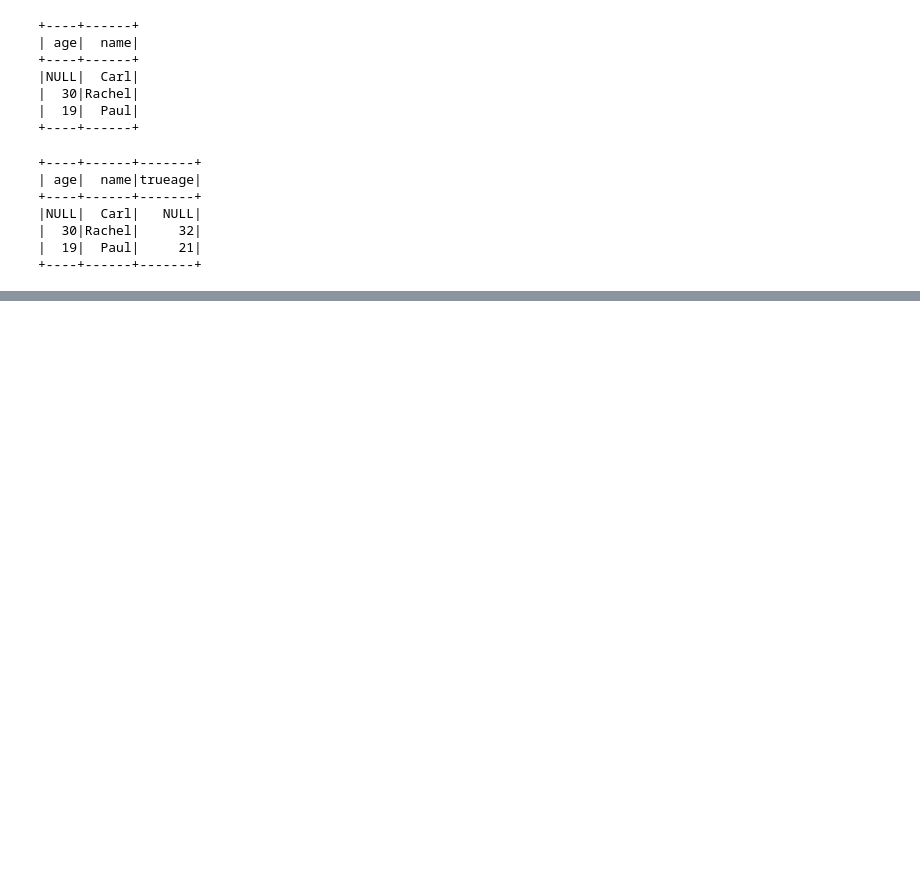
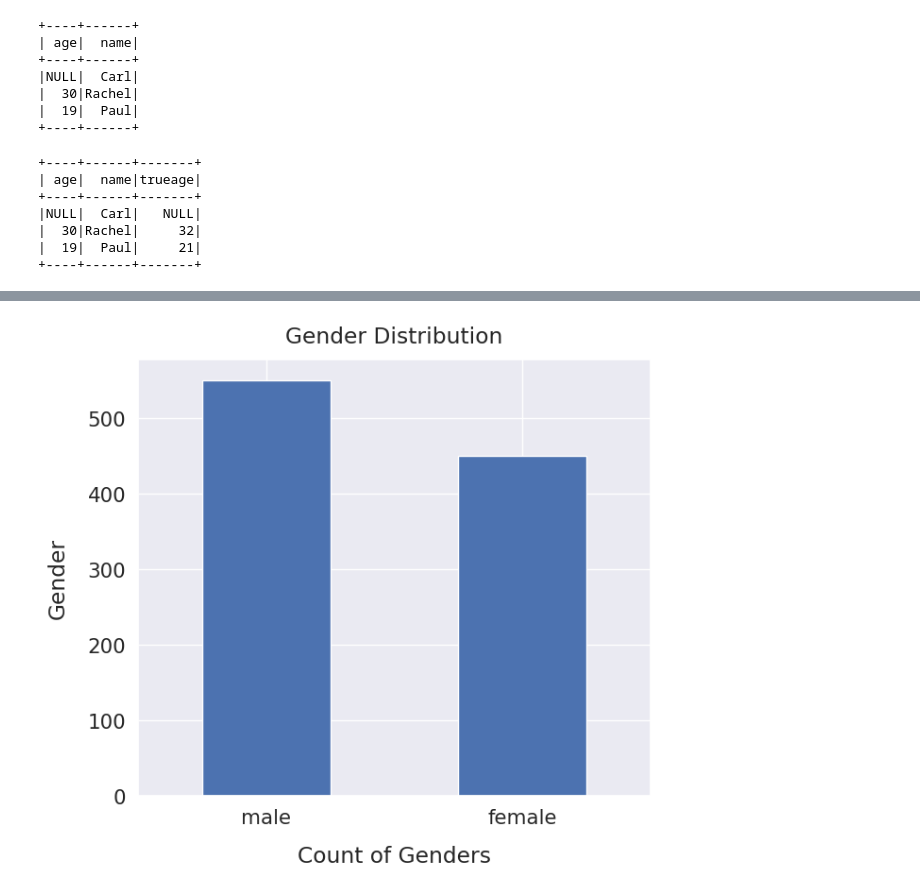
Before and after one commit to StanleyNyadzayo/python-markdown2, a Jupyter notebook: lab4.ipynb, the cells around one changed output, grey strips where cells are left out. Saved outputs shown, nothing was run; the diff lists cells and outputs as text; code cells hidden in the pictures; blank space fills up the shorter version.

```diff
--- a/lab4.ipynb
+++ b/lab4.ipynb
@@ -136,0 +668,11 @@ df.show()
+# %%
+# Plotting Graphs using matplotlib
+import matplotlib.pyplot as plt
+import seaborn as sns
+sns.set(font_scale=1.4)
+df['Gender'].value_counts().plot(kind='bar', figsize=(7,6), rot=0)
+plt.xlabel('Count of Genders', labelpad=14)
+plt.ylabel('Gender', labelpad=14)
+plt.title('Gender Distribution', y=1.02);
+# %% [output]
+[figure, added]
```
Also changed, not shown: parts of 41 cells of this notebook.
